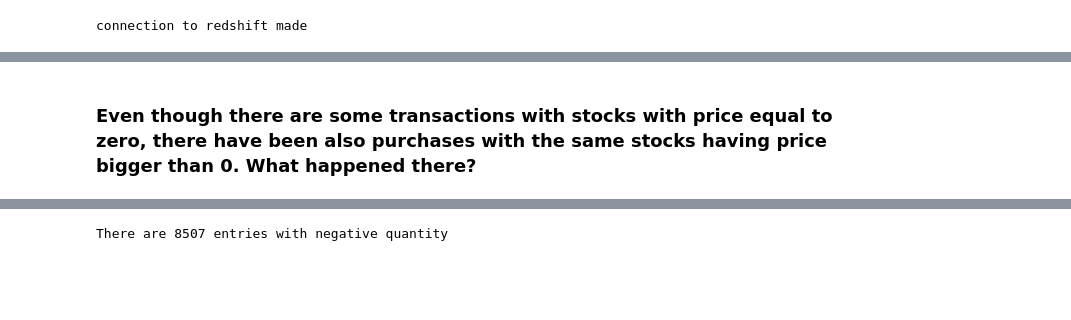
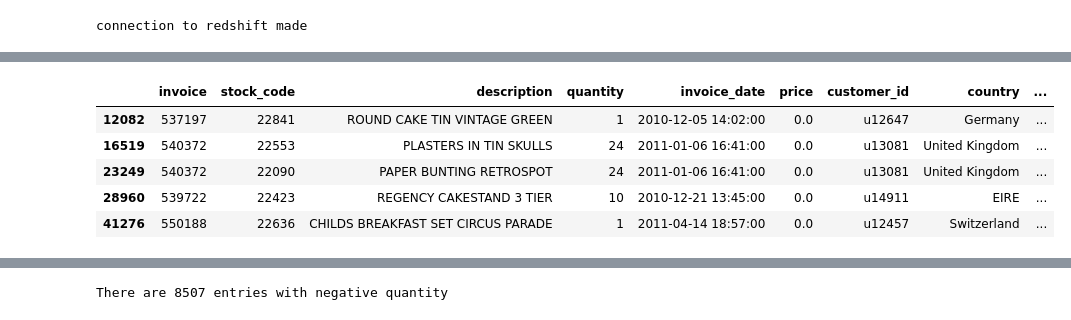
Before and after one commit to adriannaluz/data-analysis_portfolio, a Jupyter notebook: customer_segmentation/notebooks/data_exploration.ipynb, the cells around one changed output, grey strips where cells are left out. Saved outputs shown, nothing was run; the diff lists cells and outputs as text; code cells hidden in the pictures; blank space fills up the shorter version.

```diff
--- a/customer_segmentation/notebooks/data_exploration.ipynb
+++ b/customer_segmentation/notebooks/data_exploration.ipynb
@@ -98,7 +87,12 @@ There are 34 transactions with price equal to zero
-# %% [markdown]
-### Even though there are some transactions with stocks with price equal to zero, there have been also purchases with the same stocks having price bigger than 0. What happened there?
 # %%
-no_price = ot_cleaned[ot_cleaned.price <= 0]
+no_price.head()
+# %% [output]
+|  | invoice | stock_code | description | quantity | invoice_date | price | customer_id | country | ... |
+| 12082 | 537197 | 22841 | ROUND CAKE TIN VINTAGE GREEN | 1 | 2010-12-05 14:02:00 | 0.0 | u12647 | Germany | ... |
+| 16519 | 540372 | 22553 | PLASTERS IN TIN SKULLS | 24 | 2011-01-06 16:41:00 | 0.0 | u13081 | United Kingdom | ... |
+| 23249 | 540372 | 22090 | PAPER BUNTING RETROSPOT | 24 | 2011-01-06 16:41:00 | 0.0 | u13081 | United Kingdom | ... |
+| 28960 | 539722 | 22423 | REGENCY CAKESTAND 3 TIER | 10 | 2010-12-21 13:45:00 | 0.0 | u14911 | EIRE | ... |
+| 41276 | 550188 | 22636 | CHILDS BREAKFAST SET CIRCUS PARADE | 1 | 2011-04-14 18:57:00 | 0.0 | u12457 | Switzerland | ... |
 # %%
 no_price.describe(include=object)
 # %% [output]
```
Also changed, not shown: parts of 33 cells of this notebook.
